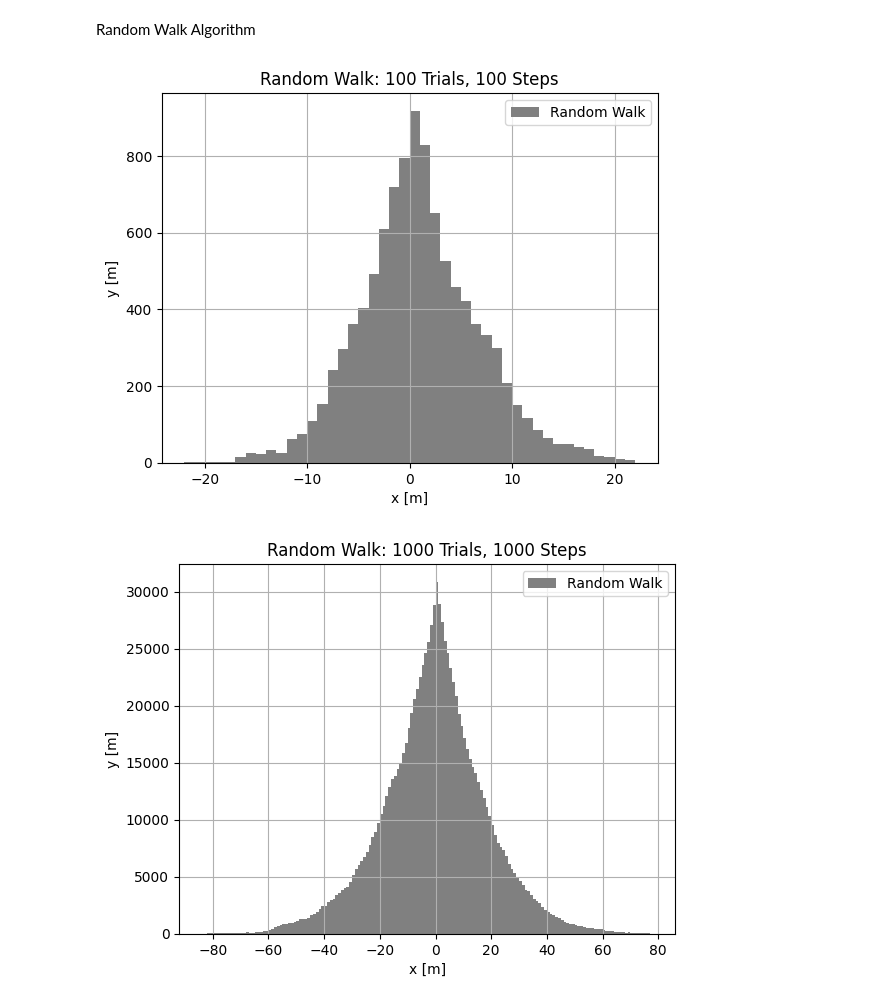
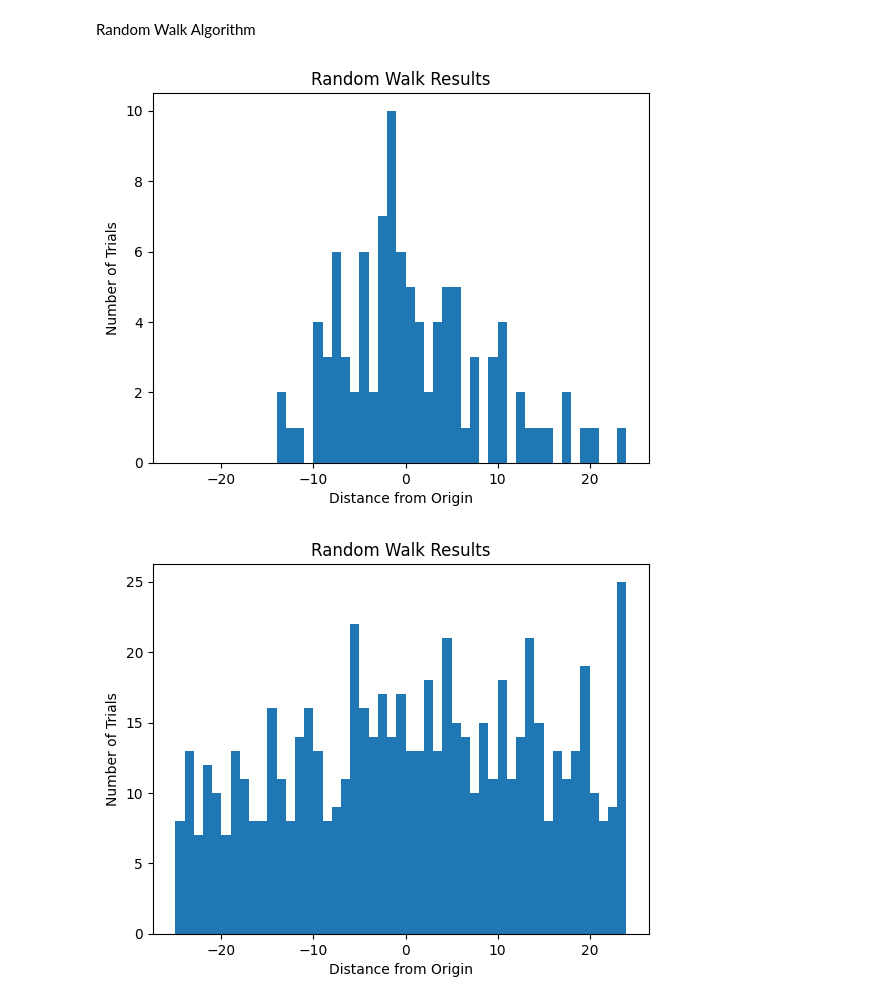
Before and after one commit to alexMcGarity/computational-physics, a Jupyter notebook: Project Three/randomWalk.ipynb, the cells around one changed output. Drawn from its saved outputs; the diff is of its cells as text; code cells hidden in the pictures.

```diff
--- a/Project Three/randomWalk.ipynb
+++ b/Project Three/randomWalk.ipynb
@@ -26,29 +26,26 @@ def runTrials(n, trials):
         allCords.append(randomWalk(n))
     return allCords
 
-# Define a function to plot the aggregate results of the random walk function on a histogram
+# Define a function to plot the aggregate results of the random walk function on a histogram (x-axis is distance from origin, y-axis is number of trials)
 def plotTrials(n, trials):
     allCords = runTrials(n, trials)
     x = []
-    y = []
-    for i in allCords:
-        for j in i:
-            x.append(j[0])
-            y.append(j[1])
-    plt.hist(x, bins=max(x)-min(x), color="0.5", label="Random Walk")
-    plt.title("Random Walk: {} Trials, {} Steps".format(trials, n))
-    plt.xlabel("x [m]")
-    plt.ylabel("y [m]")
-    plt.grid()
-    plt.legend()
+
+    for i in range(len(allCords)):
+        x.append(allCords[i][-1][0])
+
+    plt.hist(x, bins=range(-25, 25))
+    plt.title("Random Walk Results")
+    plt.xlabel("Distance from Origin")
+    plt.ylabel("Number of Trials")
     plt.show()
 # %%
 '''execute the code for n = 100 and 100 trials'''
 plotTrials(100, 100)
 # %% [output]
-[figure, old version]
+[figure, new version]
 # %%
-'''execute the code for n = 100 and 100 trials'''
-plotTrials(1000, 1000)
+'''execute the code for n = 1000 and 100 trials'''
+plotTrials(1000, 100)
 # %% [output]
-[figure, old version]
+[figure, new version]
```
Also changed, not shown: parts of 2 cells of this notebook.
